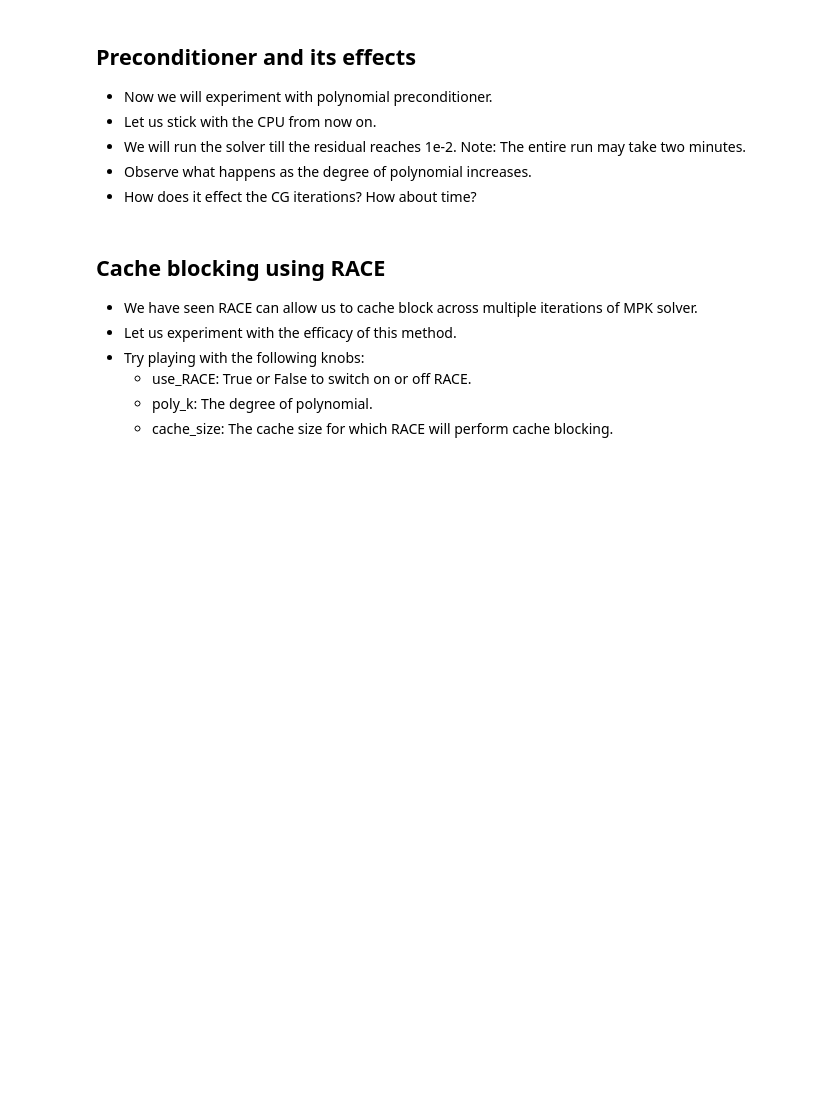
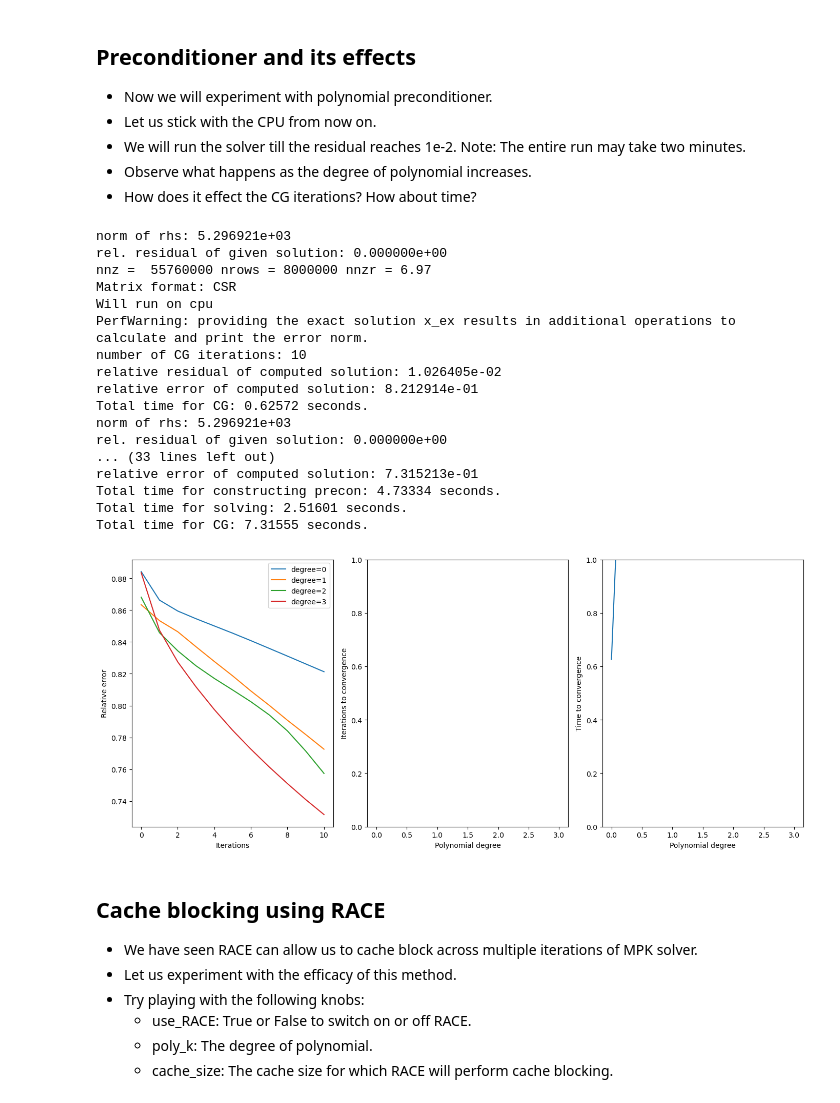
Before and after one commit to RRZE-HPC/PELS, a Jupyter notebook: PELS.ipynb, the cells around one changed output. Drawn from its saved outputs; the diff is of its cells as text; code cells hidden in the pictures; blank space fills up the shorter version.

```diff
--- a/PELS.ipynb
+++ b/PELS.ipynb
@@ -72,10 +115,10 @@ def cg_solve(A, b, x0, tol, maxit, verbose=False, x_ex=None):
     axpby(1.0,x0,0.0,x)
 
     #r = A*x
-    if hasattr(A, 'apply'):
-        A.apply(x, r)
+    if hasattr(A, 'apply'): # "apply" means apply precon
+        A.apply(x, r)       # precon branch
     else:
-        spmv(A, x, r)
+        spmv(A, x, r)       # no precon branch
     #r = b - r
     axpby(1.0, b, -1.0, r)
     #p = r
@@ -138,7 +181,7 @@ def cg_solve(A, b, x0, tol, maxit, verbose=False, x_ex=None):
 
 
 
-def pcg(matrix, maxit, mat_fmt='CSR', poly_k=0, tol=1e-3, use_RACE=False, cache_size=60, rand_seed=1, print_perf=False):
+def bench(matrix, maxit, mat_fmt='CSR', poly_k=0, tol=1e-3, use_RACE=False, cache_size=60, rand_seed=1, print_perf=False):
     ## **Note:** The Python garbage collector (gc)
     ## can kill the performance of the C kernels
     ## for some obscure reason (possibly a conflict
@@ -324,4 +420,4 @@ rel_res_in_CG, rel_err, iter, t_pre, t_soln, t_CG = pcg('Laplace200x200x200', 20
 * Try to increase C value (maximum possible value is 256) and observe what hapens.
 # %%
 os.environ["USE_CPU"]="False"
-rel_res_in_CG, rel_err, iter, t_pre, t_soln, t_CG = pcg('Laplace200x200x200', 200,  mat_fmt='SELL-8-1', print_perf=True)
+rel_res_in_CG, rel_err, iter, t_pre, t_soln, t_CG = bench('Laplace200x200x200', 200,  mat_fmt='SELL-8-1', print_perf=True)
@@ -337,34 +455,57 @@ import matplotlib.pyplot as plt
 degrees=[]
 iters=[]
 times=[]
 plt.subplots(1,3, figsize=(14,6))
 
 os.environ["USE_CPU"]="True"
 plt.subplot(1, 3, 1)
 for deg in [0,1,2,3]:
-    rel_res_in_CG, rel_err, iter, t_pre, t_soln, t_CG = pcg('Laplace200x200x200', 10000, poly_k=deg, tol=1e-12)
+    rel_res_in_CG, rel_err, iter, t_pre, t_soln, t_CG = bench('Laplace200x200x200', 10, poly_k=deg, tol=1e-12)
     degrees.append(deg)
     iters.append(iter)
     times.append(t_CG)
     plt.plot(rel_err, label="degree="+str(deg))
 
 
 plt.xlabel("Iterations")
 plt.ylabel("Relative error")
 plt.legend()
 
 plt.subplot(1, 3, 2)
 plt.xlabel("Polynomial degree")
 plt.ylabel("Iterations to convergence")
+#ay=plt.gca()
+#ay.set_ylim(bottom=0)
 plt.plot(degrees, iters)
 
 plt.subplot(1, 3, 3)
 plt.xlabel("Polynomial degree")
 plt.ylabel("Time to convergence")
+#ay=plt.gca()
+#ay.set_ylim(bottom=0)
 plt.plot(degrees, times)
 
 plt.tight_layout()
 plt.show()
+# %% [output]
+norm of rhs: 5.296921e+03
+rel. residual of given solution: 0.000000e+00
+nnz =  55760000 nrows = 8000000 nnzr = 6.97
+Matrix format: CSR
+Will run on cpu
+PerfWarning: providing the exact solution x_ex results in additional operations to calculate and print the error norm.
+number of CG iterations: 10
+relative residual of computed solution: 1.026405e-02
+relative error of computed solution: 8.212914e-01
+Total time for CG: 0.62572 seconds.
+norm of rhs: 5.296921e+03
+rel. residual of given solution: 0.000000e+00
+... (33 lines left out)
+relative error of computed solution: 7.315213e-01
+Total time for constructing precon: 4.73334 seconds.
+Total time for solving: 2.51601 seconds.
+Total time for CG: 7.31555 seconds.
+[figure, added]
 # %% [markdown]
 ## Cache blocking using RACE
 * We have seen RACE can allow us to cache block across multiple iterations of MPK solver.
```
Also changed, not shown: parts of 12 cells of this notebook, 2 other files.
